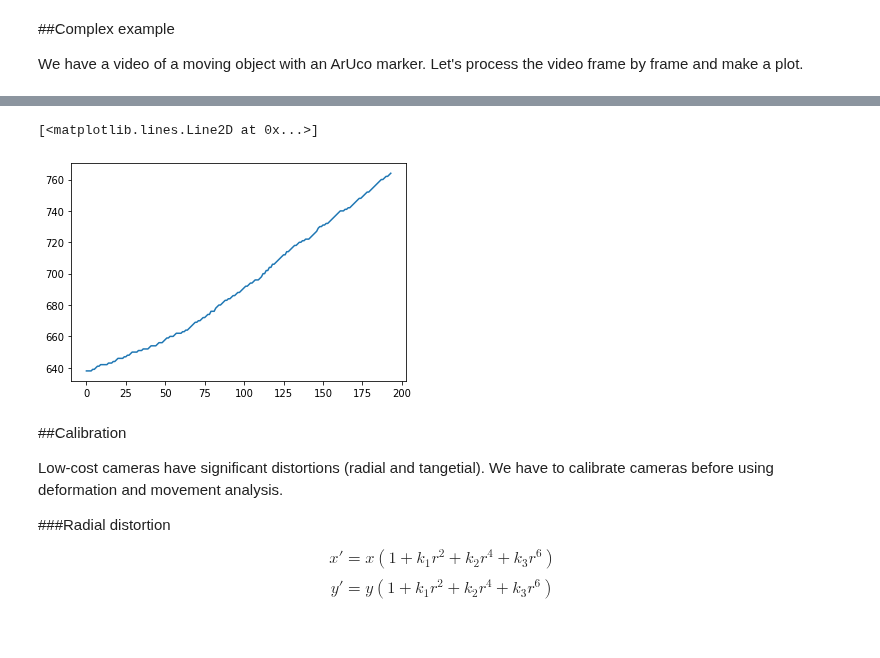
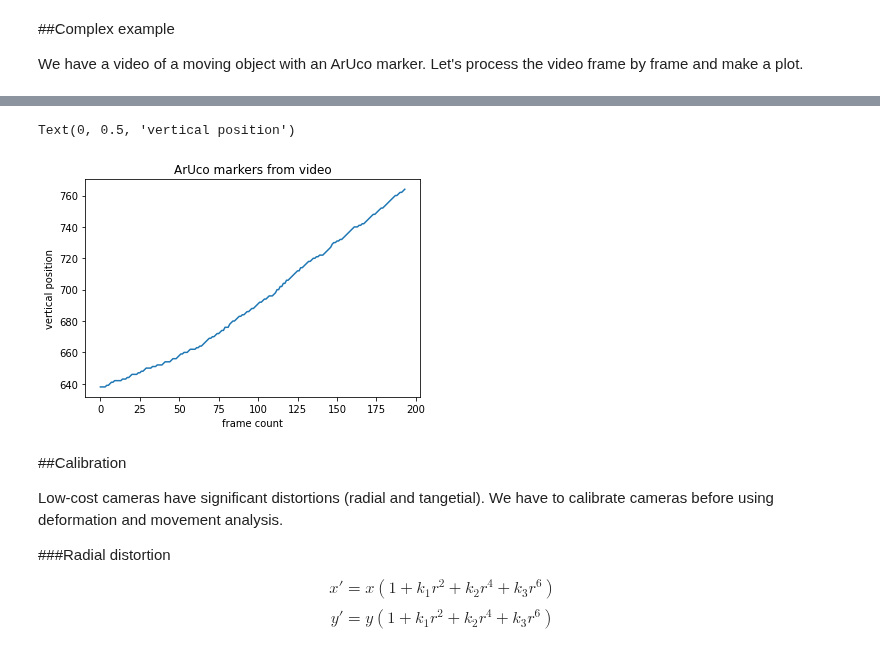
Before and after one commit to OSGeoLabBp/tutorials, a Jupyter notebook: english/data_processing/lessons/img_def.ipynb, the cells around one changed output, grey strips where cells are left out. Drawn from its saved outputs; the diff is of its cells as text; code cells hidden in the pictures.

```diff
--- a/english/data_processing/lessons/img_def.ipynb
+++ b/english/data_processing/lessons/img_def.ipynb
@@ -193,25 +213,27 @@ sample_data/demo.mp 100%[===================>]   6.57M  --.-KB/s    in 0.1s
 # %%
 cap = cv2.VideoCapture('sample_data/demo.mp4')
 frame = 0                 # frame counter
 xc = []                   # for pixel coordinates of marker
 yc = []
 frames = []
 while True:
   ret, img = cap.read()   # get next frame from video
   if ret:
     img_gray = cv2.cvtColor(img, cv2.COLOR_BGR2GRAY)
     corners, ids, _ = aruco.detectMarkers(img_gray, aruco_dict, parameters=params)
     if ids:
-      xc.append(int(round(np.average(corners[0][0][:, 0]))))
-      yc.append(img_gray.shape[1] - int(round(np.average(corners[0][0][:, 1]))))  # change y direction
+      xc.apset_pend(img_gray.shape[1] - int(round(np.average(corners[0][0][:, 1]))))  # change y direction
       frames.append(frame)
     frame += 1
   else:
     break       # no more images
 plt.plot(frames, yc)
+plt.title('ArUco markers from video')
+plt.xlabel('frame count')
+plt.ylabel('vertical position')
 # %% [output]
-[<matplotlib.lines.Line2D at 0x...>]
+Text(0, 0.5, 'vertical position')
-[figure, old version]
+[figure, new version]
 # %% [markdown]
 ##Calibration
 
```
Also changed, not shown: parts of 32 cells of this notebook.
